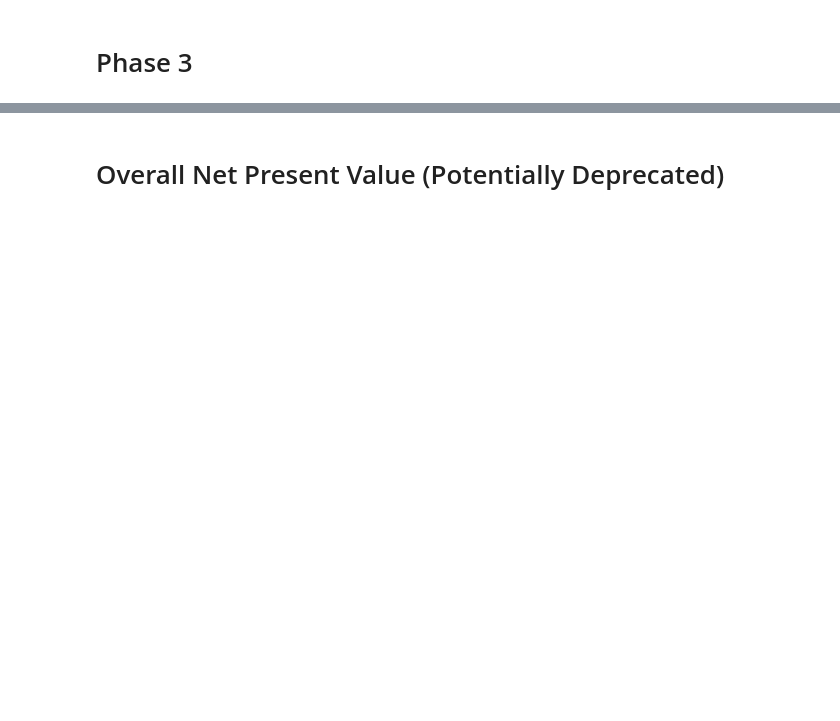
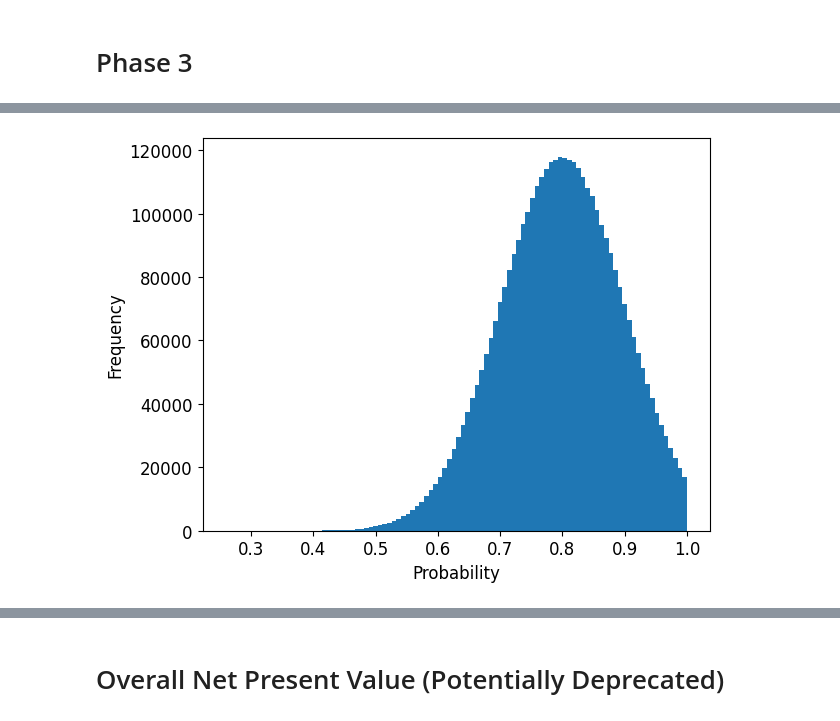
Before and after one commit to yangrchen/blue5-spring-one-homework, a Jupyter notebook: simulation/HW3/yang.ipynb, the cells around one changed output, grey strips where cells are left out. Drawn from its saved outputs; the diff is of its cells as text; code cells hidden in the pictures; blank space fills up the shorter version.

```diff
--- a/simulation/HW3/yang.ipynb
+++ b/simulation/HW3/yang.ipynb
@@ -315,0 +312,10 @@ array([0.58333333, 0.91666667])
+# %%
+plt.rcParams.update({"font.size": 12})
+plt.hist(reservoir_probs, bins=100)
+plt.xlabel("Probability")
+plt.ylabel("Frequency")
+plt.tight_layout()
+plt.savefig("reservoir.png", dpi=600)
+plt.show()
+# %% [output]
+[figure, added]
```
Also changed, not shown: parts of 25 cells of this notebook, 4 other files.
